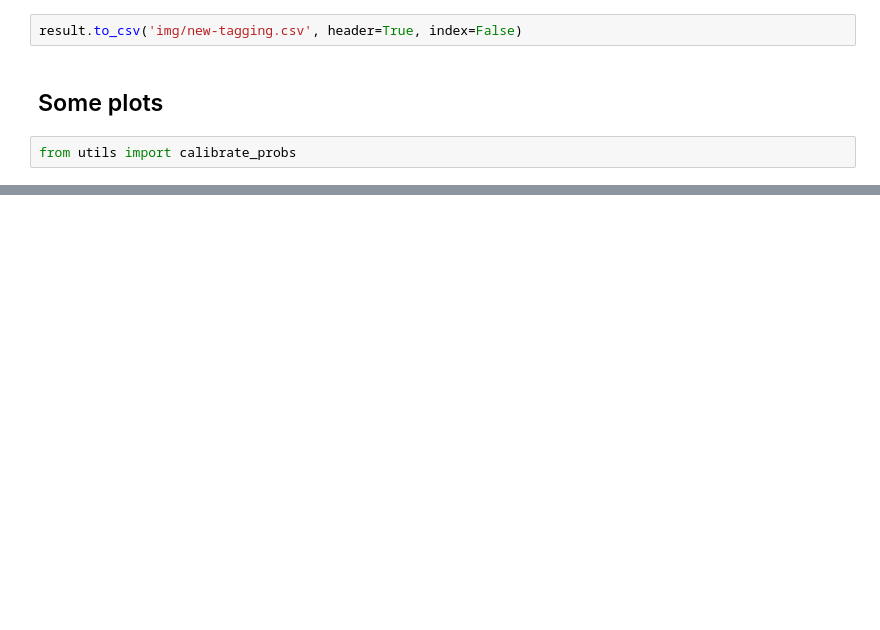
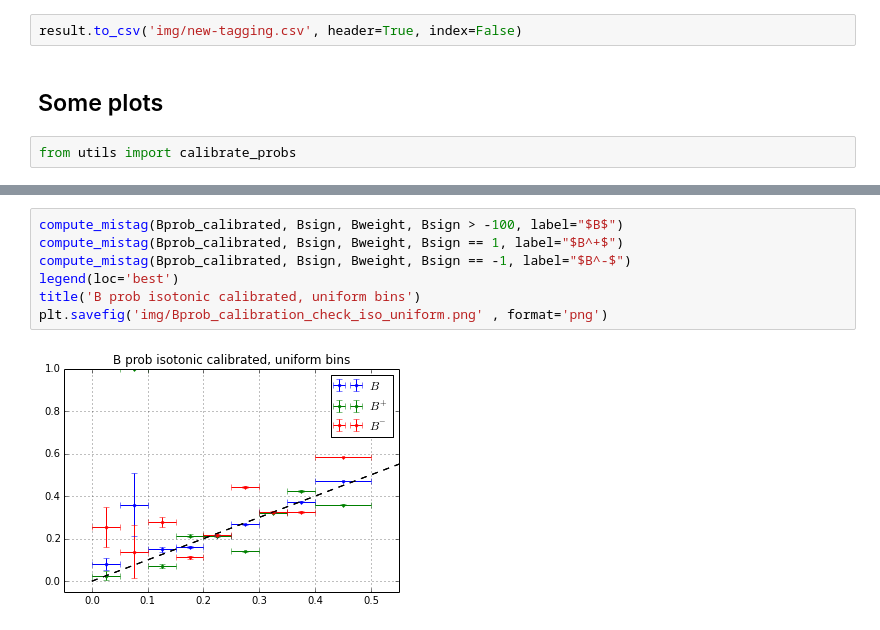
Before and after one commit to tlikhomanenko/tagging_LHCb, a Jupyter notebook: combined-tagging.ipynb, the cells around one changed output, grey strips where cells are left out. Cells and saved outputs as stored; diff of their text form; blank space fills up the shorter version.

```diff
--- a/combined-tagging.ipynb
+++ b/combined-tagging.ipynb
@@ -132,0 +190,9 @@ Bprob_calibrated = calibrate_probs(Bsign, Bweight, Bprob)
+# %%
+compute_mistag(Bprob_calibrated, Bsign, Bweight, Bsign > -100, label="$B$")
+compute_mistag(Bprob_calibrated, Bsign, Bweight, Bsign == 1, label="$B^+$")
+compute_mistag(Bprob_calibrated, Bsign, Bweight, Bsign == -1, label="$B^-$")
+legend(loc='best')
+title('B prob isotonic calibrated, uniform bins')
+plt.savefig('img/Bprob_calibration_check_iso_uniform.png' , format='png')
+# %% [output]
+[figure, added]
```
Also changed, not shown: parts of 14 cells of this notebook, 7 other files.
